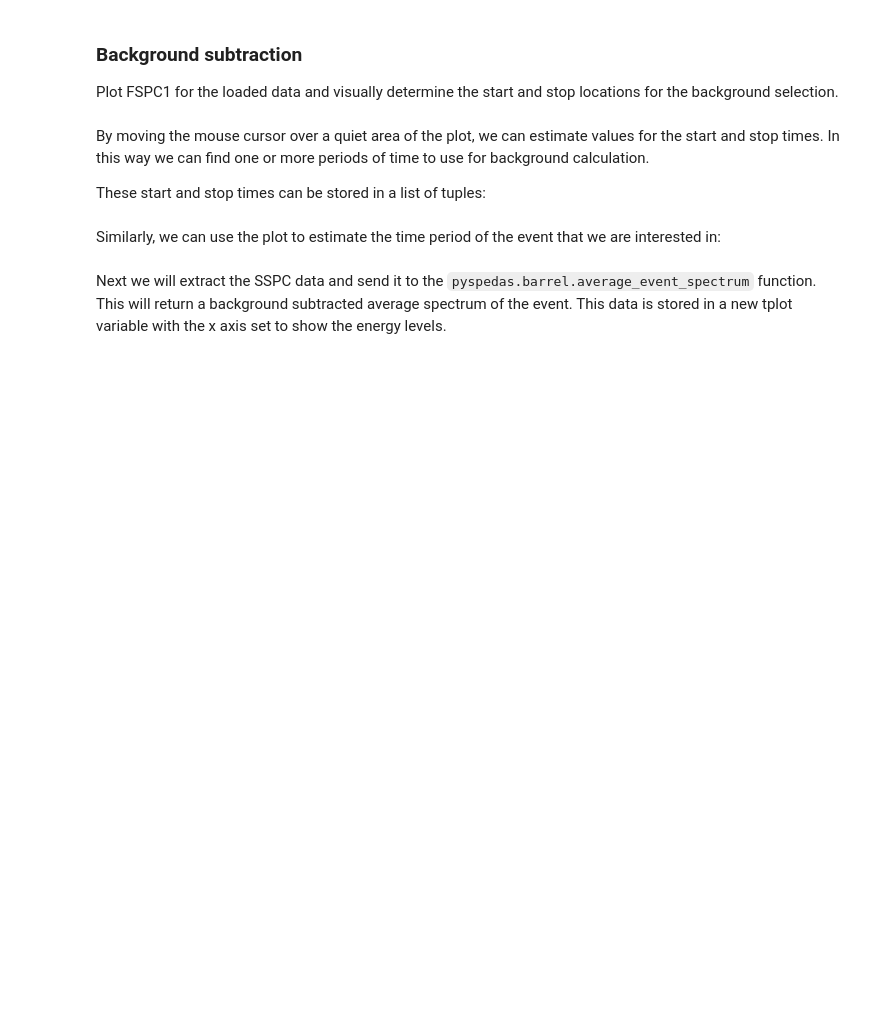
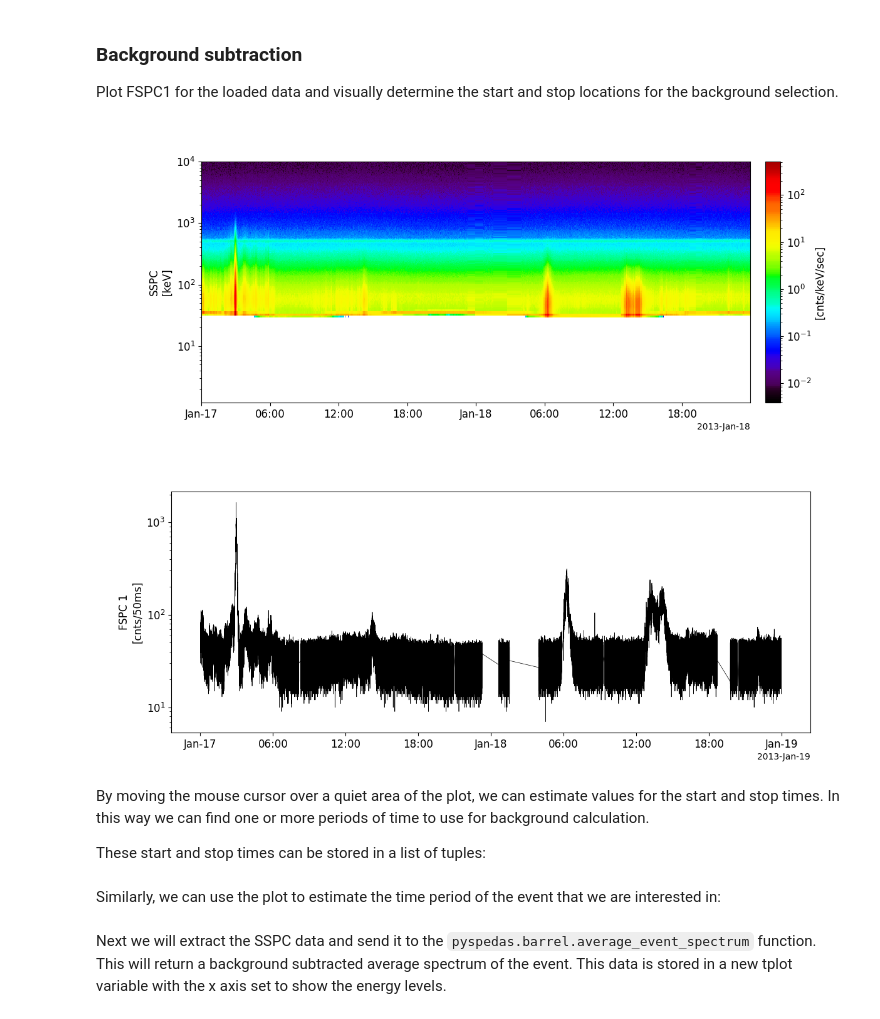
Before and after one commit to spedas/pyspedas_examples, a Jupyter notebook: pyspedas_examples/notebooks/BARREL_background_model.ipynb, the cells around one changed output. Drawn from its saved outputs; the diff is of its cells as text; code cells hidden in the pictures; blank space fills up the shorter version.

Commit message:
Replaced most references to pytplot with pyspedas, for pyspedas 2.0 compatibility

```diff
--- a/pyspedas_examples/notebooks/BARREL_background_model.ipynb
+++ b/pyspedas_examples/notebooks/BARREL_background_model.ipynb
@@ -29,8 +69,11 @@ pyspedas.barrel.sspc(
 ### Background subtraction
 Plot FSPC1 for the loaded data and visually determine the start and stop locations for the background selection.
 # %%
-pytplot.tplot('brl1G_SSPC')
-pytplot.tplot('brl1G_FSPC1')
+pyspedas.tplot('brl1G_SSPC')
+pyspedas.tplot('brl1G_FSPC1')
+# %% [output]
+[figure, added]
+[figure, added]
 # %% [markdown]
 By moving the mouse cursor over a quiet area of the plot, we can estimate values for the start and stop times.
 In this way we can find one or more periods of time to use for background calculation.
```
Also changed, not shown: parts of 6 cells of this notebook, 42 other files.
